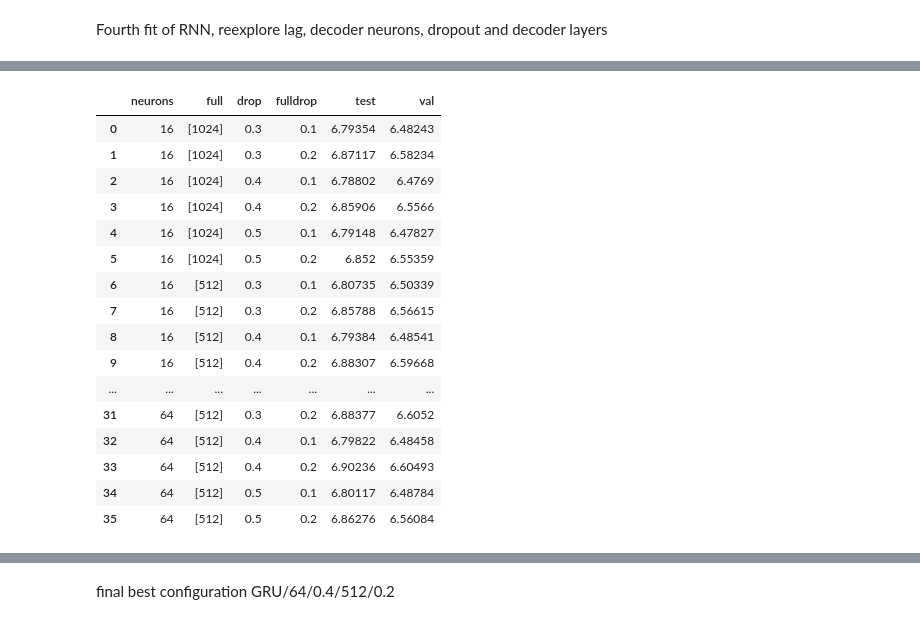
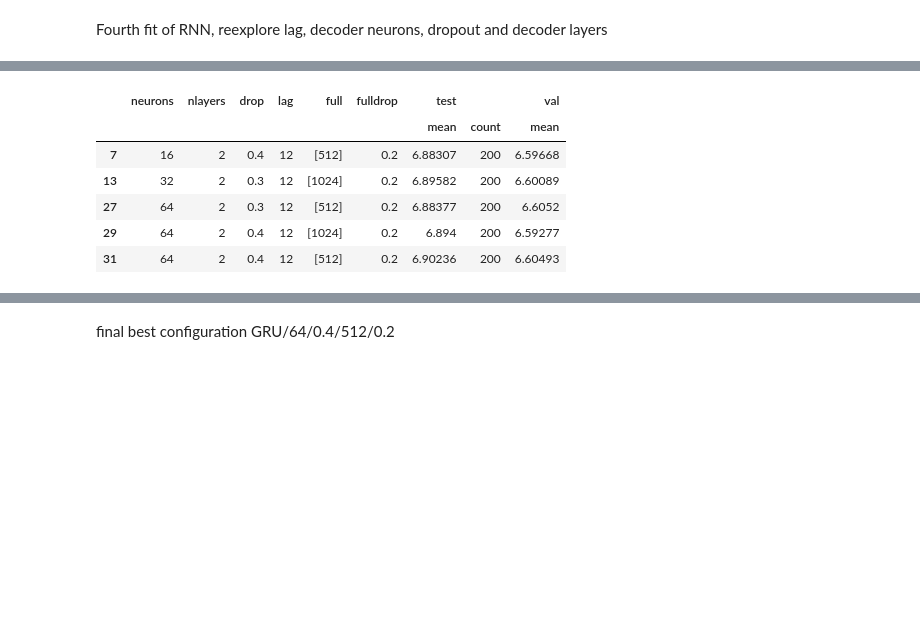
Before and after one commit to bejar/Wind, a Jupyter notebook: Notebooks/Tunning/ParameterTunningRNNS2S.ipynb, the cells around one changed output, grey strips where cells are left out. Saved outputs shown, nothing was run; the diff lists cells and outputs as text; code cells hidden in the pictures; blank space fills up the shorter version.

```diff
--- a/Notebooks/Tunning/ParameterTunningRNNS2S.ipynb
+++ b/Notebooks/Tunning/ParameterTunningRNNS2S.ipynb
@@ -184,3 +166,4 @@ results.retrieve_results_dataframe(query, arch=['drop', 'neurons', 'full', 'full
 # %%
-a=results.exp_df.groupby(['site', 'drop', 'neurons', 'fulldrop','full'],as_index=False).sum()
+a=results.exp_df.groupby(['site', 'drop', 'neurons', 'nlayers', 'lag', 'full', 'fulldrop'],as_index=False).sum()
 a.drop(columns=['hour', 'site'], inplace=True)
+len(a)
@@ -194,21 +172,12 @@ array([<matplotlib.axes._subplots.AxesSubplot object at 0x...>,
 # %%
-b =a.groupby(by=['neurons',  'full', 'drop', 'fulldrop' ],as_index=False).mean()
-b.style.highlight_max()
+b =a.groupby(by=['neurons', 'nlayers', 'drop', 'lag', 'full', 'fulldrop'],as_index=False).agg({'test':['mean','count'], 'val':'mean', })
+
+b[b['test']['mean'] > 6.88].style.highlight_max()
 # %% [output]
-|  | neurons | full | drop | fulldrop | test | val |
-| 0 | 16 | [1024] | 0.3 | 0.1 | 6.79354 | 6.48243 |
-| 1 | 16 | [1024] | 0.3 | 0.2 | 6.87117 | 6.58234 |
-| 2 | 16 | [1024] | 0.4 | 0.1 | 6.78802 | 6.4769 |
-| 3 | 16 | [1024] | 0.4 | 0.2 | 6.85906 | 6.5566 |
-| 4 | 16 | [1024] | 0.5 | 0.1 | 6.79148 | 6.47827 |
-| 5 | 16 | [1024] | 0.5 | 0.2 | 6.852 | 6.55359 |
-| 6 | 16 | [512] | 0.3 | 0.1 | 6.80735 | 6.50339 |
-| 7 | 16 | [512] | 0.3 | 0.2 | 6.85788 | 6.56615 |
-| 8 | 16 | [512] | 0.4 | 0.1 | 6.79384 | 6.48541 |
-| 9 | 16 | [512] | 0.4 | 0.2 | 6.88307 | 6.59668 |
-| ... | ... | ... | ... | ... | ... | ... |
-| 31 | 64 | [512] | 0.3 | 0.2 | 6.88377 | 6.6052 |
-| 32 | 64 | [512] | 0.4 | 0.1 | 6.79822 | 6.48458 |
-| 33 | 64 | [512] | 0.4 | 0.2 | 6.90236 | 6.60493 |
-| 34 | 64 | [512] | 0.5 | 0.1 | 6.80117 | 6.48784 |
-| 35 | 64 | [512] | 0.5 | 0.2 | 6.86276 | 6.56084 |
+|  | neurons | nlayers | drop | lag | full | fulldrop | test |  | val |
+|  |  |  |  |  |  |  | mean | count | mean |
+| 7 | 16 | 2 | 0.4 | 12 | [512] | 0.2 | 6.88307 | 200 | 6.59668 |
+| 13 | 32 | 2 | 0.3 | 12 | [1024] | 0.2 | 6.89582 | 200 | 6.60089 |
+| 27 | 64 | 2 | 0.3 | 12 | [512] | 0.2 | 6.88377 | 200 | 6.6052 |
+| 29 | 64 | 2 | 0.4 | 12 | [1024] | 0.2 | 6.894 | 200 | 6.59277 |
+| 31 | 64 | 2 | 0.4 | 12 | [512] | 0.2 | 6.90236 | 200 | 6.60493 |
```
Also changed, not shown: parts of 62 cells of this notebook, 6 other files.
